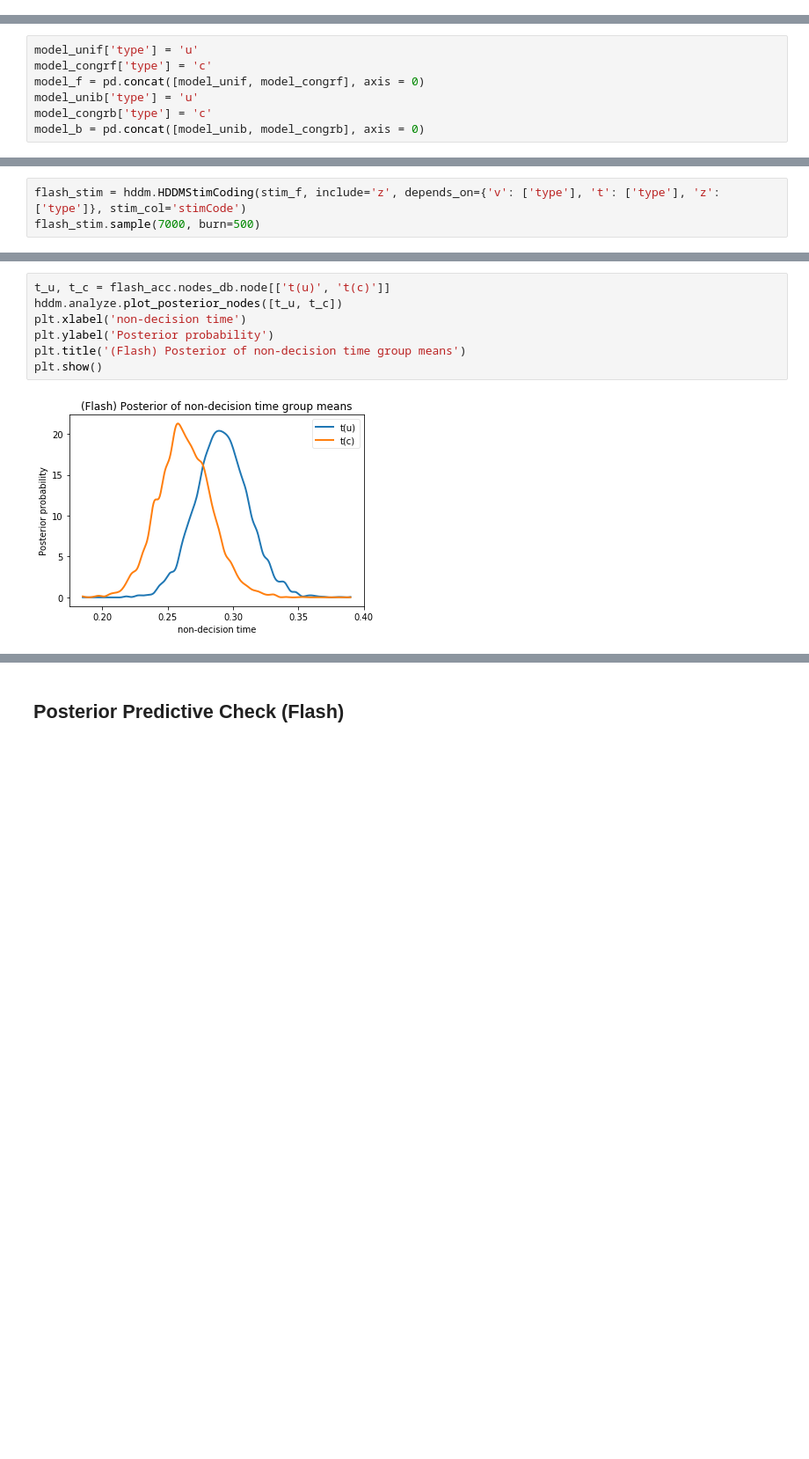
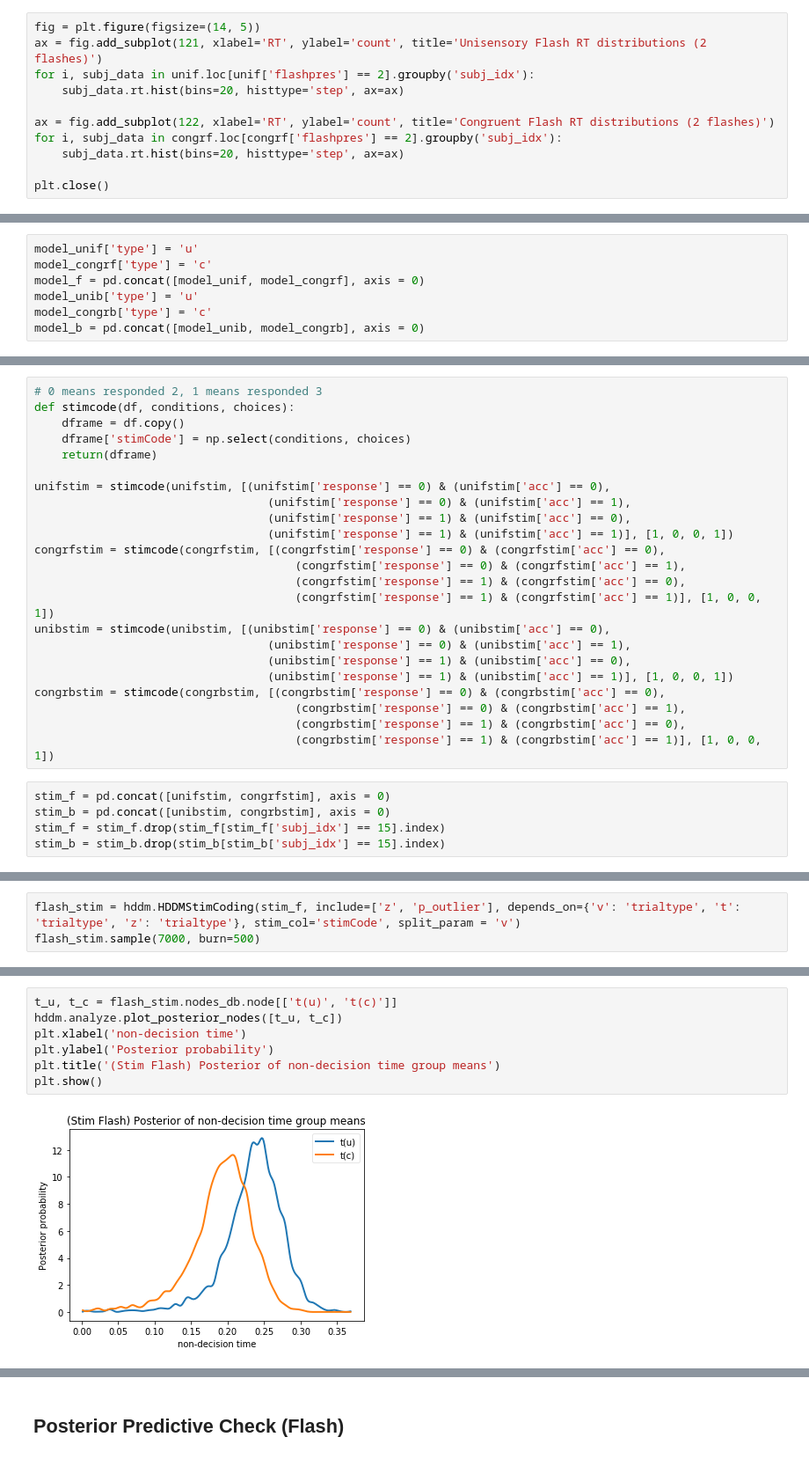
Before and after one commit to chauedwin/NumerosityHDDM, a Jupyter notebook: ExpResults.ipynb, the cells around one changed output, grey strips where cells are left out. Shown: that part at 88% size. Saved outputs shown, nothing was run; the diff lists cells and outputs as text; blank space fills up the shorter version.

```diff
--- a/ExpResults.ipynb
+++ b/ExpResults.ipynb
@@ -36,3 +35,14 @@ congrf = flashframe.loc[flashframe['flashpres'] == flashframe['beeppres']]
 unif = flashframe.loc[flashframe['beeppres'] == 0]
 congrb = beepframe.loc[beepframe['flashpres'] == beepframe['beeppres']]
 unib = beepframe.loc[beepframe['flashpres'] == 0]
+# %%
+fig = plt.figure(figsize=(14, 5))
+ax = fig.add_subplot(121, xlabel='RT', ylabel='count', title='Unisensory Flash RT distributions (2 flashes)')
+for i, subj_data in unif.loc[unif['flashpres'] == 2].groupby('subj_idx'):
+    subj_data.rt.hist(bins=20, histtype='step', ax=ax)
+
+ax = fig.add_subplot(122, xlabel='RT', ylabel='count', title='Congruent Flash RT distributions (2 flashes)')
+for i, subj_data in congrf.loc[congrf['flashpres'] == 2].groupby('subj_idx'):
+    subj_data.rt.hist(bins=20, histtype='step', ax=ax)
+
+plt.close()
@@ -265 +280,29 @@ model_b = pd.concat([model_unib, model_congrb], axis = 0)
+# %%
+# 0 means responded 2, 1 means responded 3
+def stimcode(df, conditions, choices):
+    dframe = df.copy()
+    dframe['stimCode'] = np.select(conditions, choices)
+    return(dframe)
+
+unifstim = stimcode(unifstim, [(unifstim['response'] == 0) & (unifstim['acc'] == 0),
+                                  (unifstim['response'] == 0) & (unifstim['acc'] == 1),
+                                  (unifstim['response'] == 1) & (unifstim['acc'] == 0),
+                                  (unifstim['response'] == 1) & (unifstim['acc'] == 1)], [1, 0, 0, 1])
+congrfstim = stimcode(congrfstim, [(congrfstim['response'] == 0) & (congrfstim['acc'] == 0),
+                                      (congrfstim['response'] == 0) & (congrfstim['acc'] == 1),
+                                      (congrfstim['response'] == 1) & (congrfstim['acc'] == 0),
+                                      (congrfstim['response'] == 1) & (congrfstim['acc'] == 1)], [1, 0, 0, 1])
+unibstim = stimcode(unibstim, [(unibstim['response'] == 0) & (unibstim['acc'] == 0),
+                                  (unibstim['response'] == 0) & (unibstim['acc'] == 1),
+                                  (unibstim['response'] == 1) & (unibstim['acc'] == 0),
+                                  (unibstim['response'] == 1) & (unibstim['acc'] == 1)], [1, 0, 0, 1])
+congrbstim = stimcode(congrbstim, [(congrbstim['response'] == 0) & (congrbstim['acc'] == 0),
+                                      (congrbstim['response'] == 0) & (congrbstim['acc'] == 1),
+                                      (congrbstim['response'] == 1) & (congrbstim['acc'] == 0),
+                                      (congrbstim['response'] == 1) & (congrbstim['acc'] == 1)], [1, 0, 0, 1])
+# %%
+stim_f = pd.concat([unifstim, congrfstim], axis = 0)
+stim_b = pd.concat([unibstim, congrbstim], axis = 0)
+stim_f = stim_f.drop(stim_f[stim_f['subj_idx'] == 15].index)
+stim_b = stim_b.drop(stim_b[stim_b['subj_idx'] == 15].index)
 # %% [markdown]
@@ -294,4 +357,4 @@ pD: 58.883887
 # %%
-flash_stim = hddm.HDDMStimCoding(stim_f, include='z', depends_on={'v': ['type'], 't': ['type'], 'z': ['type']}, stim_col='stimCode')
+flash_stim = hddm.HDDMStimCoding(stim_f, include=['z', 'p_outlier'], depends_on={'v': 'trialtype', 't': 'trialtype', 'z': 'trialtype'}, stim_col='stimCode', split_param = 'v')
 flash_stim.sample(7000, burn=500)
 # %% [output]
@@ -340,9 +401,9 @@ plt.show()
 # %%
-t_u, t_c = flash_acc.nodes_db.node[['t(u)', 't(c)']]
+t_u, t_c = flash_stim.nodes_db.node[['t(u)', 't(c)']]
 hddm.analyze.plot_posterior_nodes([t_u, t_c])
 plt.xlabel('non-decision time')
 plt.ylabel('Posterior probability')
-plt.title('(Flash) Posterior of non-decision time group means')
+plt.title('(Stim Flash) Posterior of non-decision time group means')
 plt.show()
 # %% [output]
-[figure, old version]
+[figure, new version]
```
Also changed, not shown: parts of 99 cells of this notebook.
